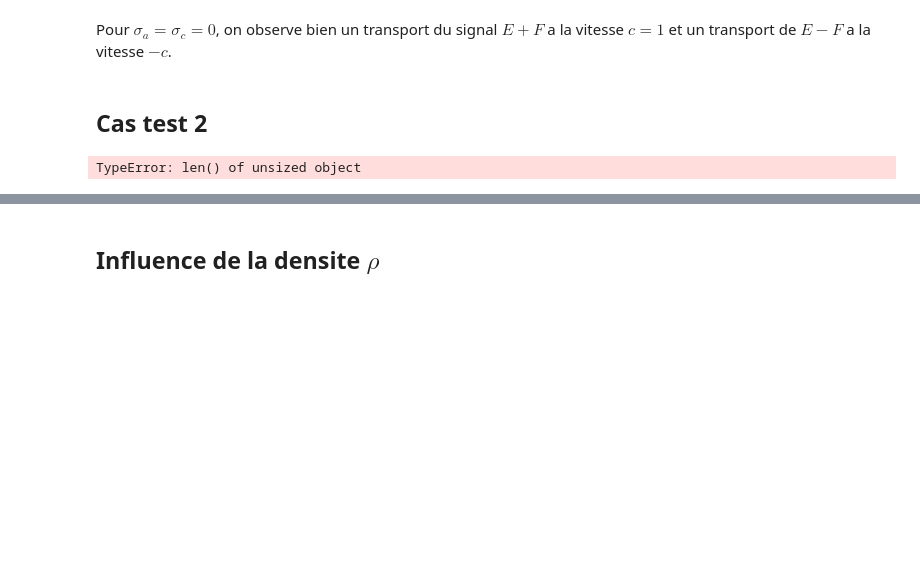
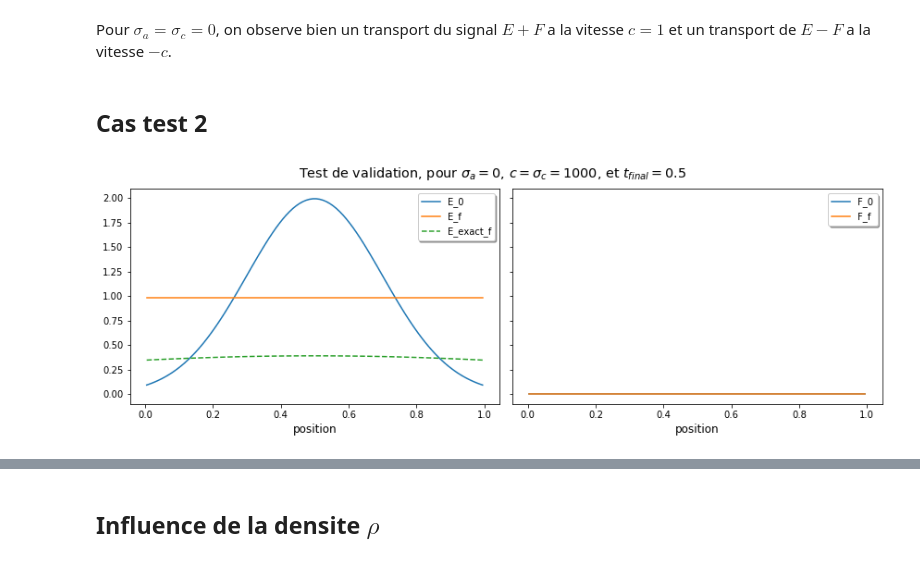
Before and after one commit to ddrous/projet-inverse-2d, a Jupyter notebook: src/notebook/analyse_des_donnees.ipynb, the cells around one changed output, grey strips where cells are left out. Saved outputs shown, nothing was run; the diff lists cells and outputs as text; code cells hidden in the pictures; blank space fills up the shorter version.

```diff
--- a/src/notebook/analyse_des_donnees.ipynb
+++ b/src/notebook/analyse_des_donnees.ipynb
@@ -277,32 +275,32 @@ Pour $\sigma_a= \sigma_c= 0$, on observe bien un transport du signal $E+F$ a la
 ## Cas test 2
 # %%
 # pos = 6
-pos = 0
+pos = 3
 
 condition = (df_s['sigma_a_expr']==0.0) & (df_s['sigma_c_expr']==df_s['c']) & (df_s['sigma_c_expr']==1000)
 # condition = (df_s['sigma_a_expr']==0.0) & (df_s['sigma_c_expr']==df_s['c']==sigma_c_max) & (df_s['sigma_c_expr']==sigma_c_max) & (df_s['t_simu']==0.25)
 index = df_s.loc[condition].index[pos:pos+1]
 
 E_test_2 = ['E_0', 'E_f', 'E_exact_f']
 # F_test_2 = ['F_init', 'F_final', 'F_exact_final']
 F_test_2 = ['F_0', 'F_f']
 group_5 = [E_test_2, F_test_2]
 
 markers =[['-', '-', '--'], ['-', '-'] ]
 
 figsize = (12, 4)
 
 c = df_s.loc[index, 'c']
 sigma_a = df_s.loc[index, 'sigma_a_expr']
 sigma_c = df_s.loc[index, 'sigma_c_expr']
 t_f = df_s.loc[index, 't_f']
 title = "Test de validation"
 
 title += r', pour $\sigma_a=$'+str(int(sigma_a))+', $c=\sigma_c=$'+str(int(c))+ ', et $t_{final}=$' + str(t_f.values[0])
 
 plot_group(df_s, figsize, markers, index, position, group_5, title)
 # %% [output]
-TypeError: len() of unsized object
+[figure, added]
 # %%
 E_test_1 = ['E_left', 'E_exact_left']
 # F_test_2 = ['F_left', 'F_exact_left']
```
Also changed, not shown: parts of 8 cells of this notebook, 8 other files.
